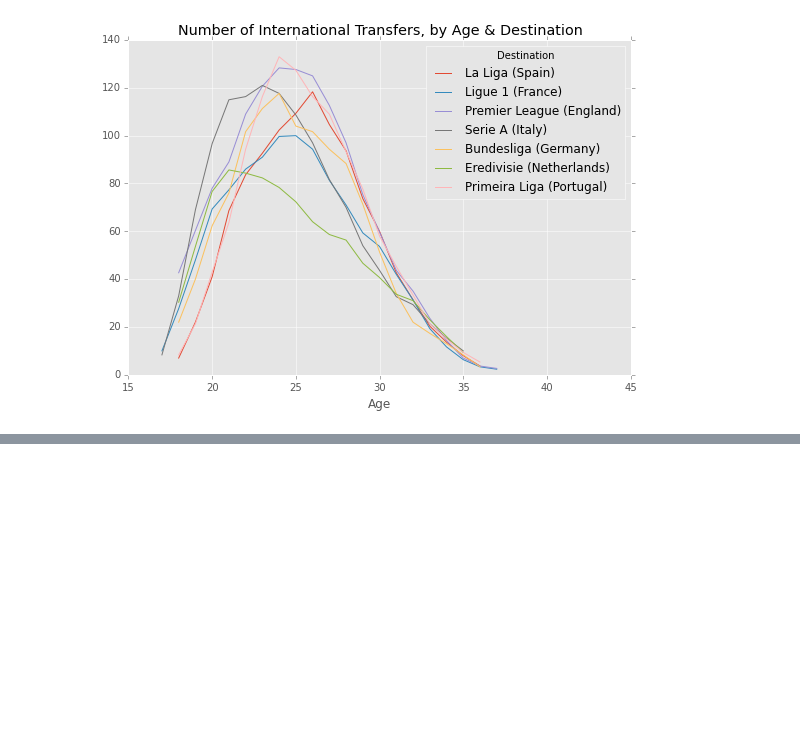
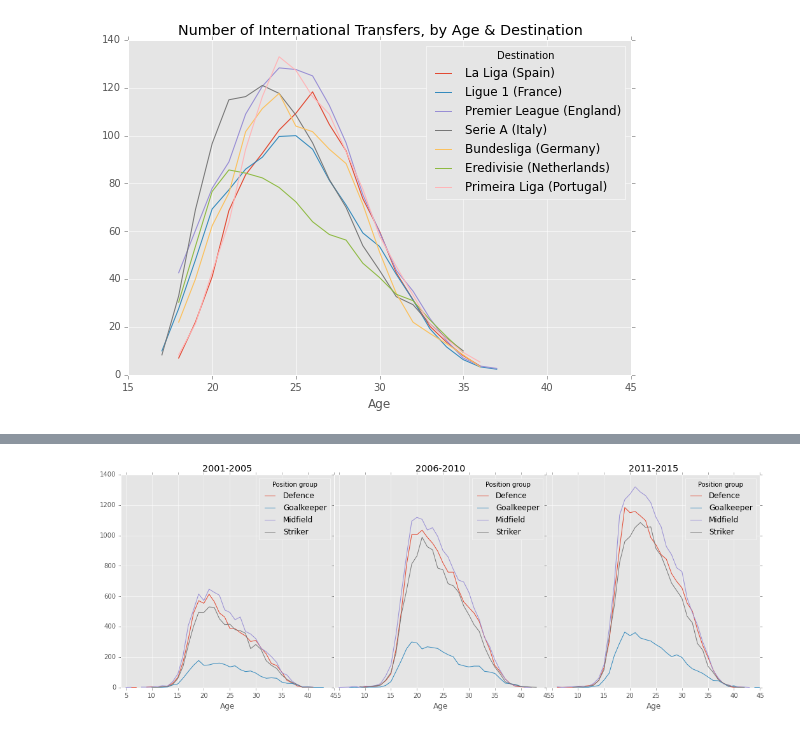
Before and after one commit to kebuhcah/soccer-history, a Jupyter notebook: notebooks/age_distributions.ipynb, the cells around one changed output, grey strips where cells are left out. Cells and saved outputs as stored; diff of their text form; code cells hidden in the pictures; blank space fills up the shorter version.

```diff
--- a/notebooks/age_distributions.ipynb
+++ b/notebooks/age_distributions.ipynb
@@ -42,0 +74,17 @@ leagueCodeMapping = {'GB1':'Premier League (England)','FR1':'Ligue 1 (France)',
+# %%
+t=transfers
+
+fig, axes = plt.subplots(nrows=1, ncols=3, figsize=(18, 6),sharex=True,sharey=True)
+
+g=t.groupby(['Age','Position group','period'])['id'].count().unstack().unstack() #.plot(ax=axes)
+
+g['(2000, 2005]'].plot(ax=axes[0],title='2001-2005')
+g['(2005, 2010]'].plot(ax=axes[1],title='2006-2010')
+g['(2010, 2015]'].plot(ax=axes[2],title='2011-2015')
+
+
+plt.subplots_adjust(wspace=0,hspace=0)
+
+fig.savefig('loan_intl.png')
+# %% [output]
+[figure, added]
```
Also changed, not shown: parts of 10 cells of this notebook, 3 other files.
